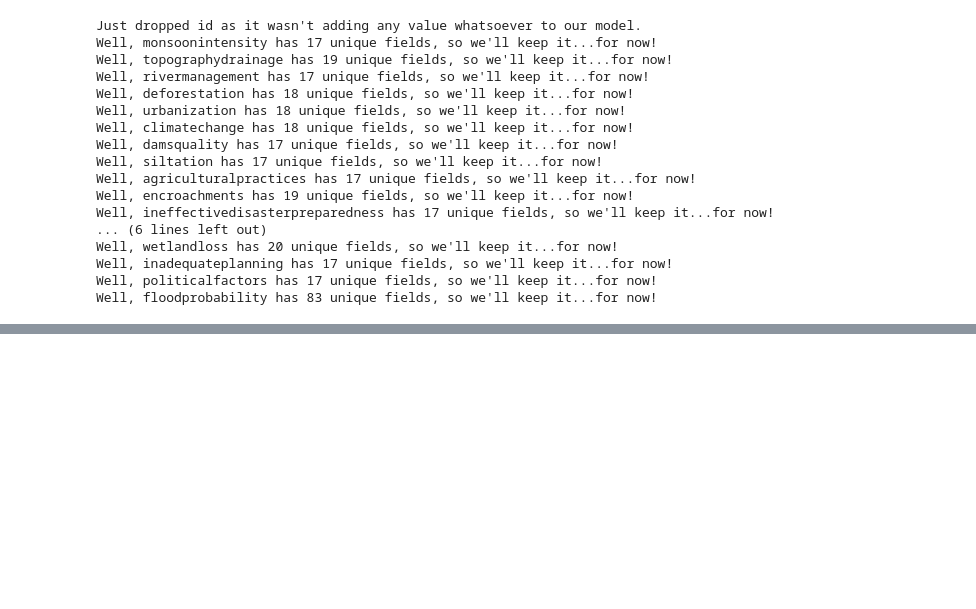
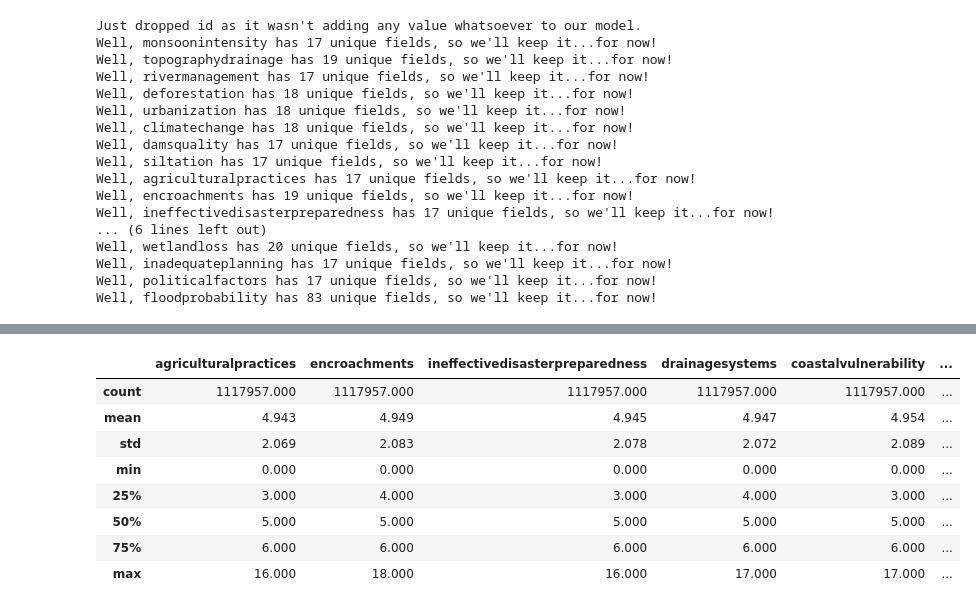
Before and after one commit to bwolff26/flood_predictions, a Jupyter notebook: code/cleaning_and_eda_i.ipynb, the cells around one changed output, grey strips where cells are left out. Saved outputs shown, nothing was run; the diff lists cells and outputs as text; code cells hidden in the pictures; blank space fills up the shorter version.

```diff
--- a/code/cleaning_and_eda_i.ipynb
+++ b/code/cleaning_and_eda_i.ipynb
@@ -65,0 +111,12 @@ Speaking of which, let me bring up the original data dictionary:
+# %%
+round(df.iloc[:, 8:16].describe(), 3) #Same as above, obviously representing different features though.
+# %% [output]
+|  | agriculturalpractices | encroachments | ineffectivedisasterpreparedness | drainagesystems | coastalvulnerability | ... |
+| count | 1117957.000 | 1117957.000 | 1117957.000 | 1117957.000 | 1117957.000 | ... |
+| mean | 4.943 | 4.949 | 4.945 | 4.947 | 4.954 | ... |
+| std | 2.069 | 2.083 | 2.078 | 2.072 | 2.089 | ... |
+| min | 0.000 | 0.000 | 0.000 | 0.000 | 0.000 | ... |
+| 25% | 3.000 | 4.000 | 3.000 | 4.000 | 3.000 | ... |
+| 50% | 5.000 | 5.000 | 5.000 | 5.000 | 5.000 | ... |
+| 75% | 6.000 | 6.000 | 6.000 | 6.000 | 6.000 | ... |
+| max | 16.000 | 18.000 | 16.000 | 17.000 | 17.000 | ... |
```
Also changed, not shown: parts of 15 cells of this notebook.
